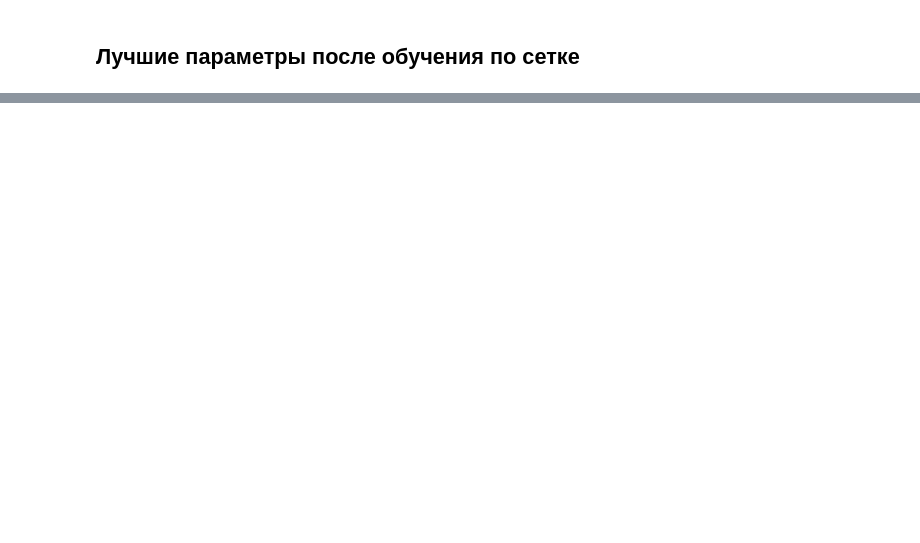
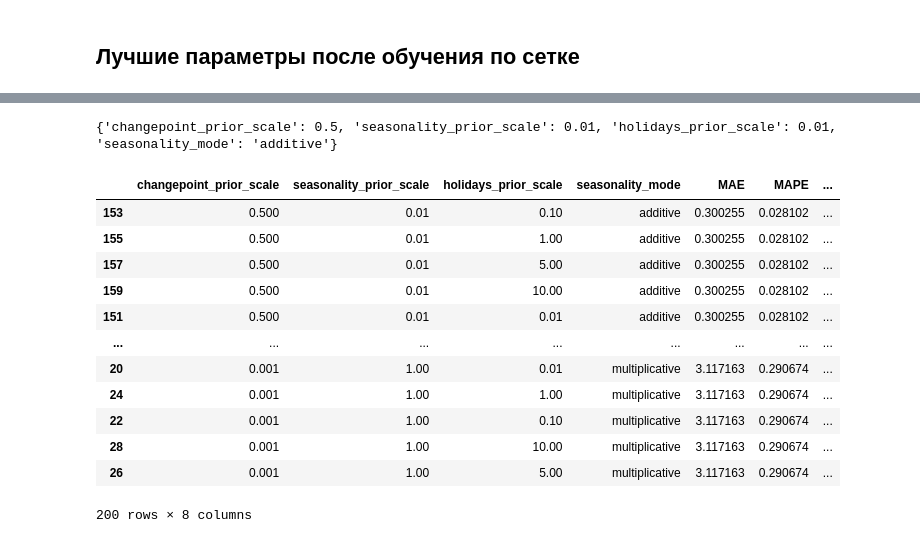
Before and after one commit to myxa95/01_Prediction_of_the_key_rate_in_the_Russian_Federation, a Jupyter notebook: notebooks/Parcer_EDA.ipynb, the cells around one changed output, grey strips where cells are left out. Saved outputs shown, nothing was run; the diff lists cells and outputs as text; code cells hidden in the pictures; blank space fills up the shorter version.

```diff
--- a/notebooks/Parcer_EDA.ipynb
+++ b/notebooks/Parcer_EDA.ipynb
@@ -305,5 +434,5 @@ metrics_parameters_with_grid
 # %%
 # Сортировка по метрике
-metrics_parameters_with_grid = metrics_parameters_with_grid.sort_values(by=['RMSE'])
+metrics_parameters_with_grid = metrics_parameters_with_grid.sort_values(by=['MAE'])
 metrics_parameters_with_grid = metrics_parameters_with_grid.reset_index(drop=True)
 metrics_parameters_with_grid.head()
@@ -399,9 +652,4 @@ fig = plot_cross_validation_metric(df_cv2, metric='mae')
 # %%
-# Python
-import itertools
-import numpy as np
-import pandas as pd
-
 param_grid = {
     'changepoint_prior_scale': [0.001, 0.01, 0.1, 0.5],
     'seasonality_prior_scale': [0.01, 0.1, 1, 5, 10],
@@ -411,7 +659,10 @@ param_grid = {
 
 # Generate all combinations of parameters
 all_params = [dict(zip(param_grid.keys(), v)) for v in itertools.product(*param_grid.values())]
-rmse = []  # Store the MAEs for each params here
+mae = []  # Store the MAEs for each params here
+mape = []  # Store the MAPEs for each params here
+mse = []  # Store the MSEs for each params here
+rmse = []  # Store the RMSEs for each params here
 
 # Use cross validation to evaluate all parameters
 #for params in all_params:
@@ -419,9 +670,15 @@ for params in tqdm(all_params):
     m = Prophet(**params).fit(df_train)  # Fit model with given params
     df_cv = cross_validation(m, cutoffs=cutoffs, horizon='30 days', parallel="processes")
     df_p = performance_metrics(df_cv, rolling_window=1)
+    mae.append(df_p['mae'].values[0])
+    mape.append(df_p['mape'].values[0])
+    mse.append(df_p['mse'].values[0])
     rmse.append(df_p['rmse'].values[0])
 
 # Find the best parameters
 tuning_results = pd.DataFrame(all_params)
+tuning_results['MAE'] = mae
+tuning_results['MAPE'] = mape
+tuning_results['MSE'] = mse
 tuning_results['RMSE'] = rmse
 print(tuning_results)
@@ -428,6 +720,21 @@ print(tuning_results)
 # %%
-# Python
-best_params = all_params[np.argmin(rmse)]
-print(best_params)
+best_params_grid_cv = all_params[np.argmin(mse)]
+print(best_params_grid_cv)
+# %% [output]
+{'changepoint_prior_scale': 0.5, 'seasonality_prior_scale': 0.01, 'holidays_prior_scale': 0.01, 'seasonality_mode': 'additive'}
 # %%
-tuning_results.sort_values(by=['rmse'])
+tuning_results.sort_values(by=['MAE'])
+# %% [output]
+|  | changepoint_prior_scale | seasonality_prior_scale | holidays_prior_scale | seasonality_mode | MAE | MAPE | ... |
+| 153 | 0.500 | 0.01 | 0.10 | additive | 0.300255 | 0.028102 | ... |
+| 155 | 0.500 | 0.01 | 1.00 | additive | 0.300255 | 0.028102 | ... |
+| 157 | 0.500 | 0.01 | 5.00 | additive | 0.300255 | 0.028102 | ... |
+| 159 | 0.500 | 0.01 | 10.00 | additive | 0.300255 | 0.028102 | ... |
+| 151 | 0.500 | 0.01 | 0.01 | additive | 0.300255 | 0.028102 | ... |
+| ... | ... | ... | ... | ... | ... | ... | ... |
+| 20 | 0.001 | 1.00 | 0.01 | multiplicative | 3.117163 | 0.290674 | ... |
+| 24 | 0.001 | 1.00 | 1.00 | multiplicative | 3.117163 | 0.290674 | ... |
+| 22 | 0.001 | 1.00 | 0.10 | multiplicative | 3.117163 | 0.290674 | ... |
+| 28 | 0.001 | 1.00 | 10.00 | multiplicative | 3.117163 | 0.290674 | ... |
+| 26 | 0.001 | 1.00 | 5.00 | multiplicative | 3.117163 | 0.290674 | ... |
+200 rows × 8 columns
```
Also changed, not shown: parts of 44 cells of this notebook, 4 other files.
